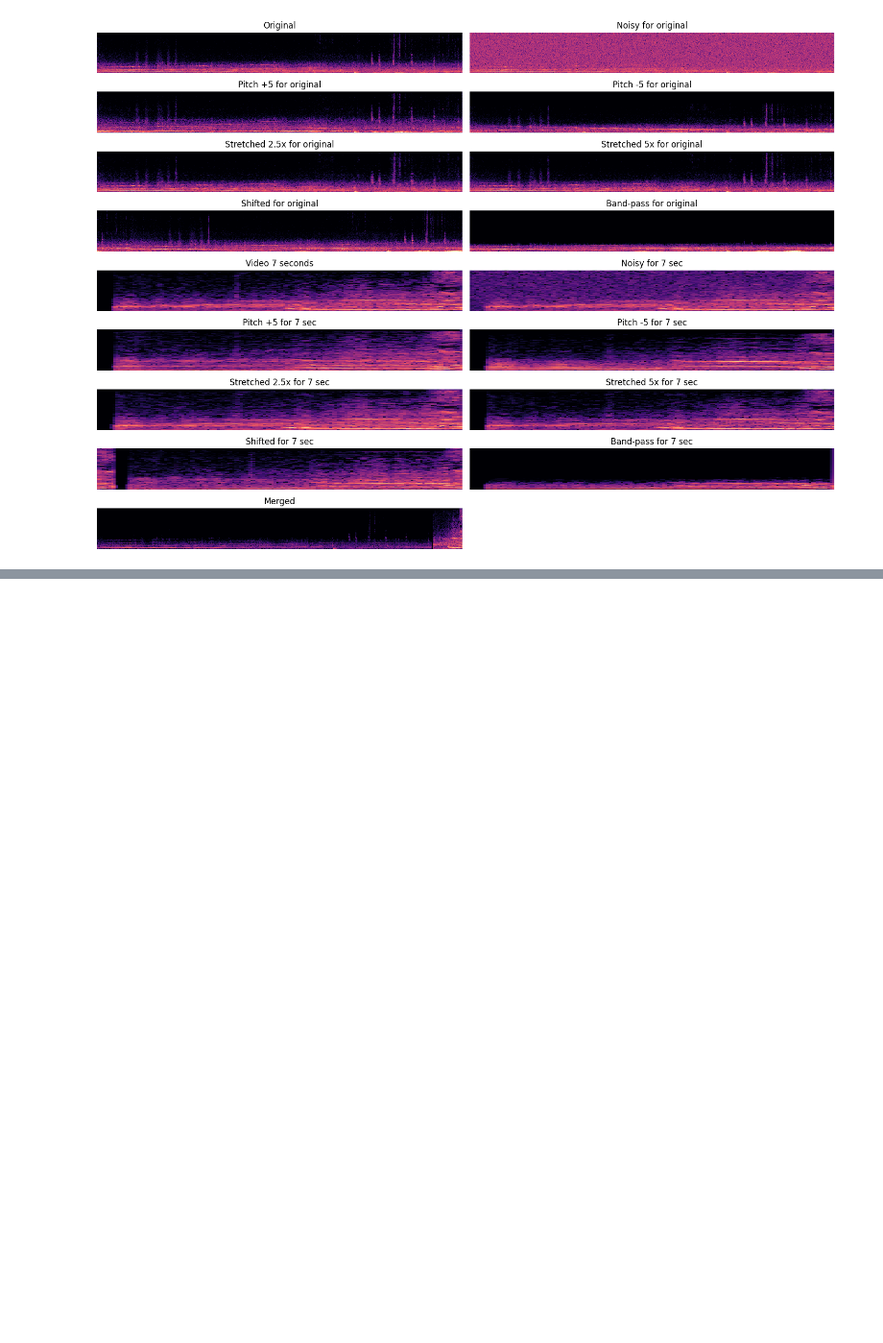
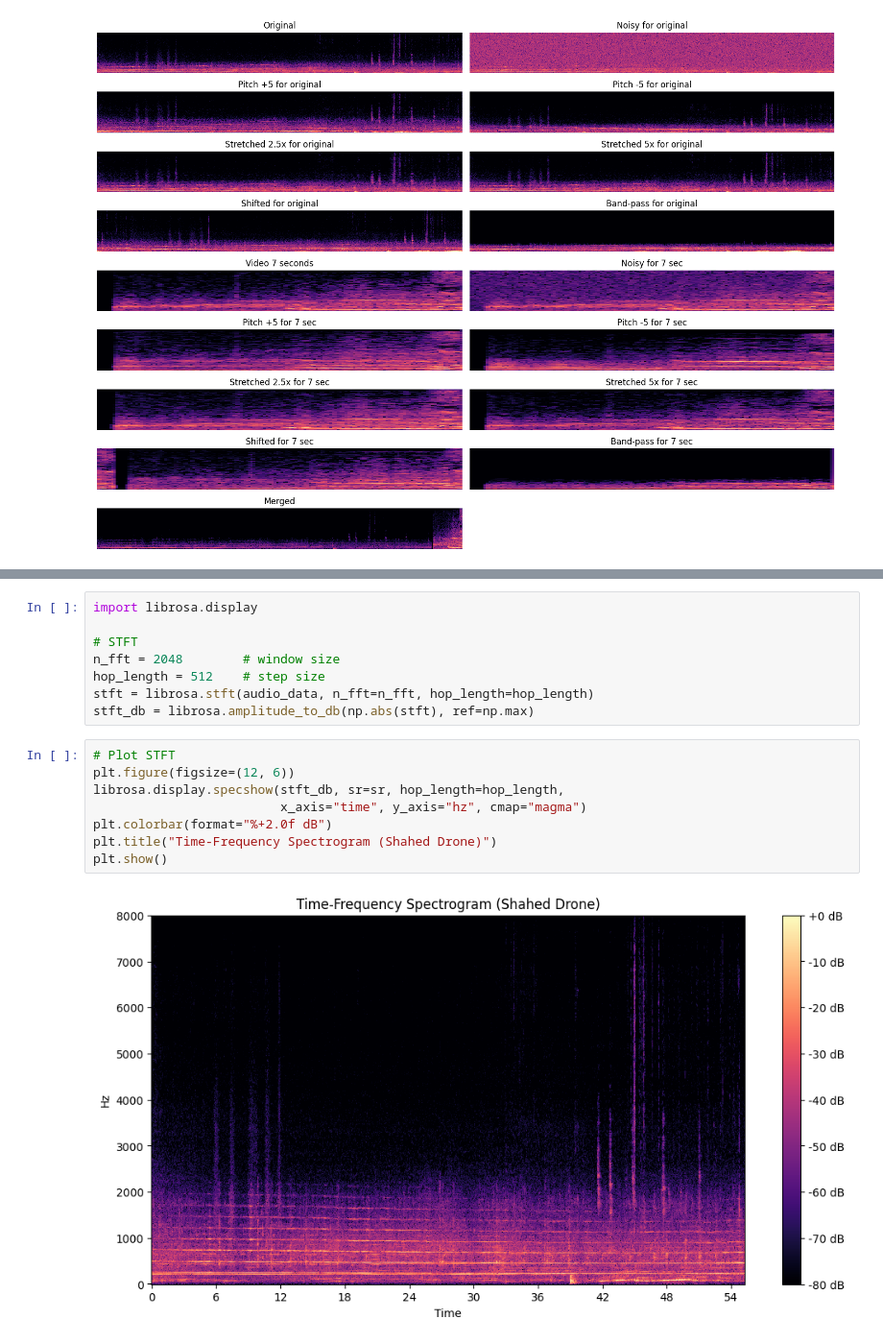
Before and after one commit to nomad-dormouse/acoustic-doa, a Jupyter notebook: notebooks/drone_sample_transformations.ipynb, the cells around one changed output, grey strips where cells are left out. Shown at 96% size. Drawn from its saved outputs; the diff is of its cells as text; blank space fills up the shorter version.

```diff
--- a/notebooks/drone_sample_transformations.ipynb
+++ b/notebooks/drone_sample_transformations.ipynb
@@ -294,0 +322,18 @@ plt.show()
+# %%
+import librosa.display
+
+# STFT
+n_fft = 2048        # window size
+hop_length = 512    # step size
+stft = librosa.stft(audio_data, n_fft=n_fft, hop_length=hop_length)
+stft_db = librosa.amplitude_to_db(np.abs(stft), ref=np.max)
+# %%
+# Plot STFT
+plt.figure(figsize=(12, 6))
+librosa.display.specshow(stft_db, sr=sr, hop_length=hop_length,
+                         x_axis="time", y_axis="hz", cmap="magma")
+plt.colorbar(format="%+2.0f dB")
+plt.title("Time-Frequency Spectrogram (Shahed Drone)")
+plt.show()
+# %% [output]
+[figure, added]
```
Also changed, not shown: parts of 9 cells of this notebook.
